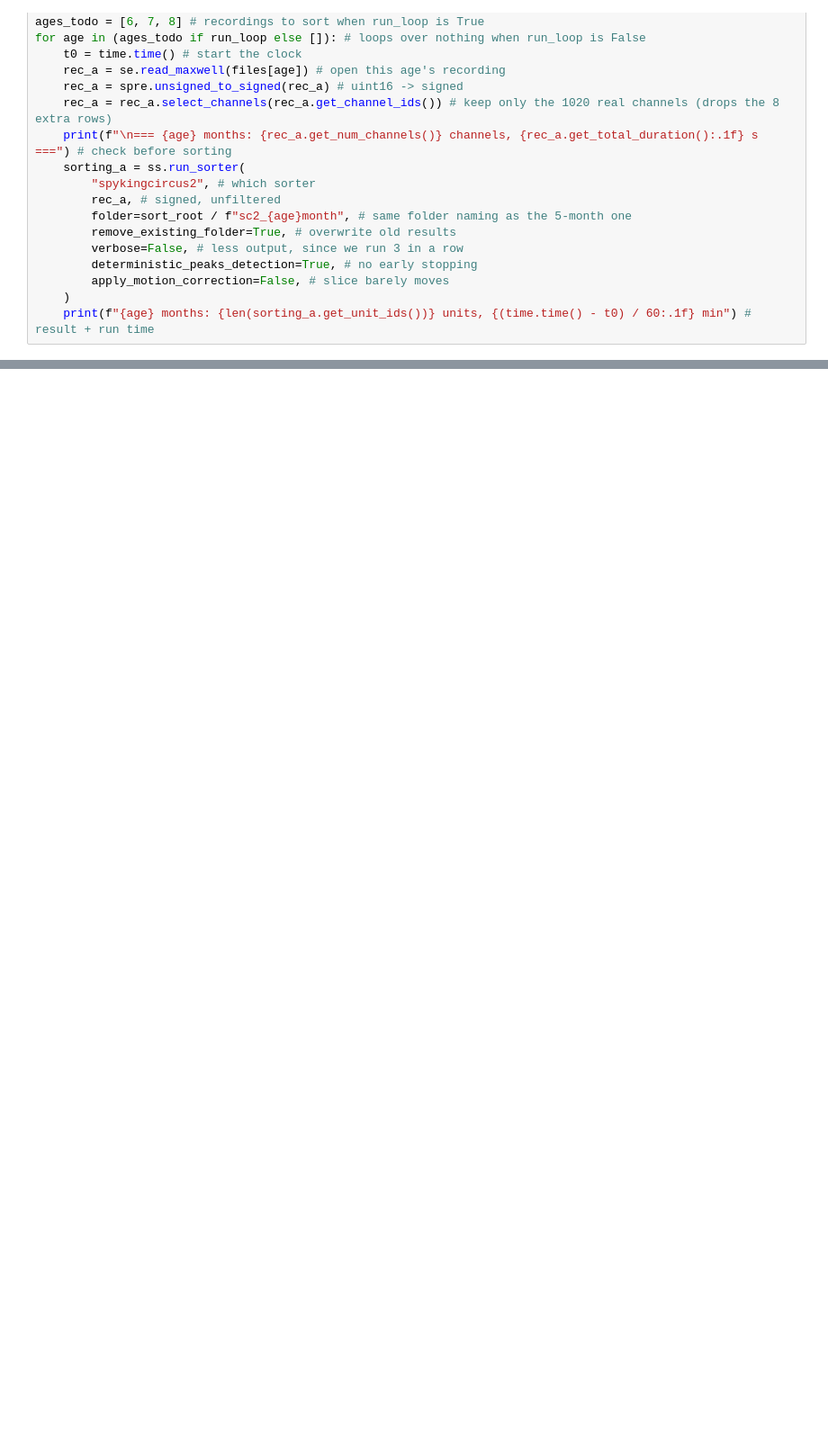
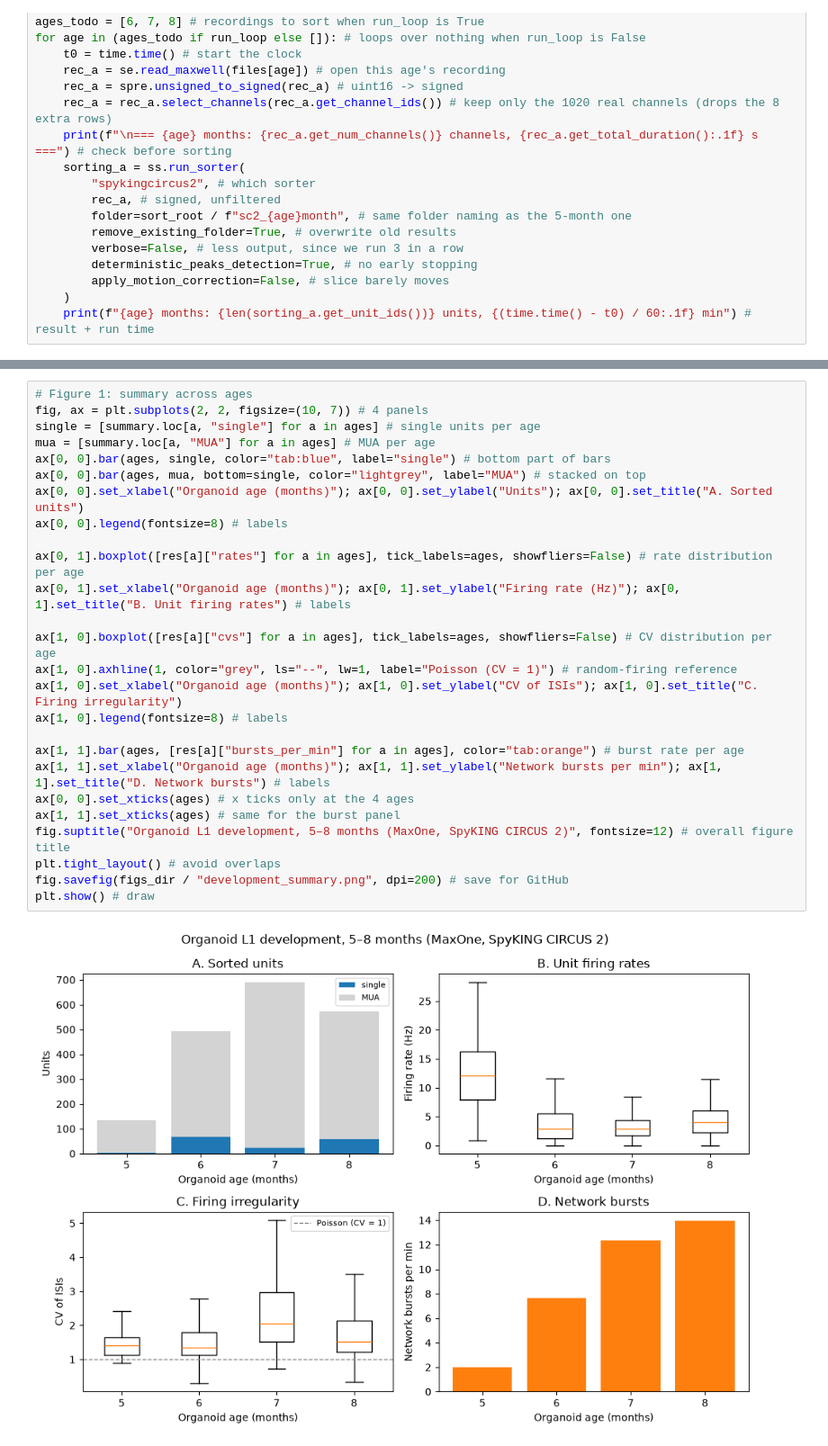
Before and after one commit to abalderasmaza/hdmea-organoid-pipeline, a Jupyter notebook: notebooks/03_organoid_development.ipynb, the cells around one changed output, grey strips where cells are left out. Shown at 90% size. Cells and saved outputs as stored; diff of their text form; blank space fills up the shorter version.

Commit message:
Development analysis: network bursts, rates, CV; README results and figures

```diff
--- a/notebooks/03_organoid_development.ipynb
+++ b/notebooks/03_organoid_development.ipynb
@@ -105,0 +224,28 @@ for age in (ages_todo if run_loop else []): # loops over nothing when run_loop i
+# %%
+# Figure 1: summary across ages
+fig, ax = plt.subplots(2, 2, figsize=(10, 7)) # 4 panels
+single = [summary.loc[a, "single"] for a in ages] # single units per age
+mua = [summary.loc[a, "MUA"] for a in ages] # MUA per age
+ax[0, 0].bar(ages, single, color="tab:blue", label="single") # bottom part of bars
+ax[0, 0].bar(ages, mua, bottom=single, color="lightgrey", label="MUA") # stacked on top
+ax[0, 0].set_xlabel("Organoid age (months)"); ax[0, 0].set_ylabel("Units"); ax[0, 0].set_title("A. Sorted units")
+ax[0, 0].legend(fontsize=8) # labels
+
+ax[0, 1].boxplot([res[a]["rates"] for a in ages], tick_labels=ages, showfliers=False) # rate distribution per age
+ax[0, 1].set_xlabel("Organoid age (months)"); ax[0, 1].set_ylabel("Firing rate (Hz)"); ax[0, 1].set_title("B. Unit firing rates") # labels
+
+ax[1, 0].boxplot([res[a]["cvs"] for a in ages], tick_labels=ages, showfliers=False) # CV distribution per age
+ax[1, 0].axhline(1, color="grey", ls="--", lw=1, label="Poisson (CV = 1)") # random-firing reference
+ax[1, 0].set_xlabel("Organoid age (months)"); ax[1, 0].set_ylabel("CV of ISIs"); ax[1, 0].set_title("C. Firing irregularity")
+ax[1, 0].legend(fontsize=8) # labels
+
+ax[1, 1].bar(ages, [res[a]["bursts_per_min"] for a in ages], color="tab:orange") # burst rate per age
+ax[1, 1].set_xlabel("Organoid age (months)"); ax[1, 1].set_ylabel("Network bursts per min"); ax[1, 1].set_title("D. Network bursts") # labels
+ax[0, 0].set_xticks(ages) # x ticks only at the 4 ages
+ax[1, 1].set_xticks(ages) # same for the burst panel
+fig.suptitle("Organoid L1 development, 5–8 months (MaxOne, SpyKING CIRCUS 2)", fontsize=12) # overall figure title
+plt.tight_layout() # avoid overlaps
+fig.savefig(figs_dir / "development_summary.png", dpi=200) # save for GitHub
+plt.show() # draw
+# %% [output]
+[figure, added]
```
Also changed, not shown: parts of 6 cells of this notebook, 4 other files.
